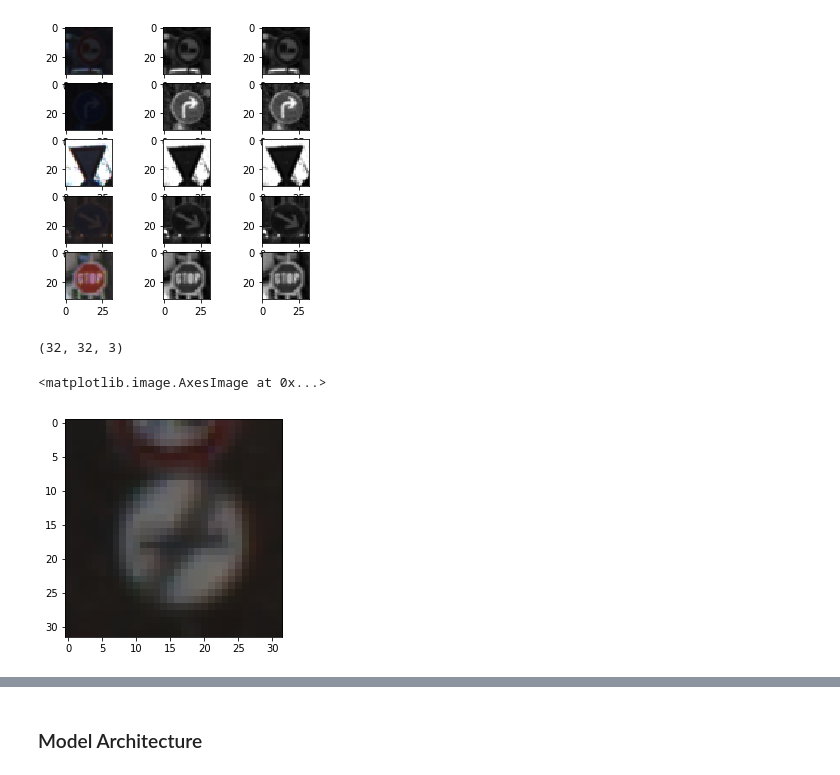
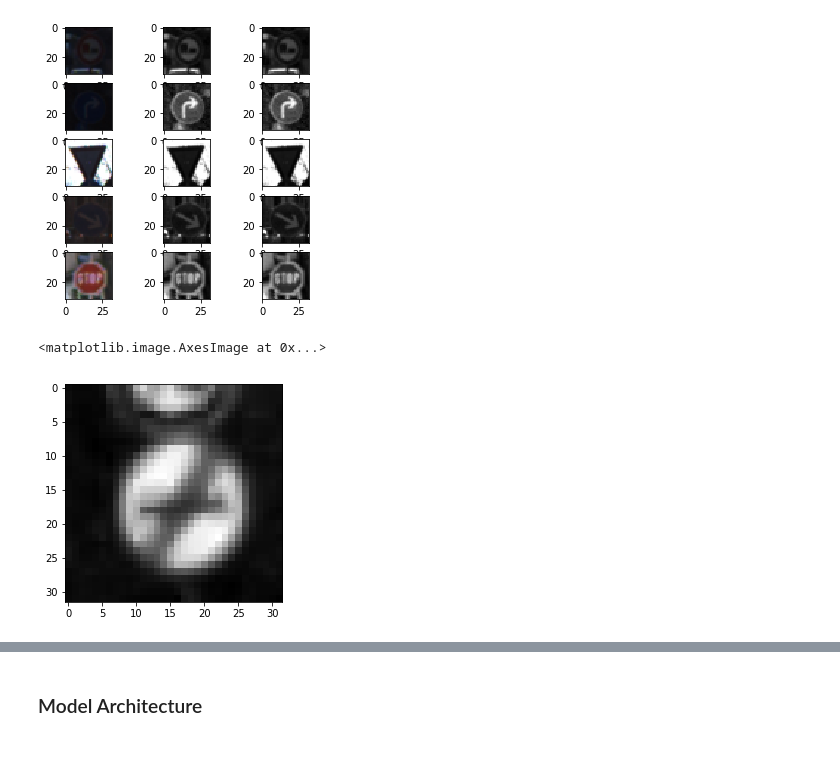
Before and after one commit to bejjani/udacityCarND, a Jupyter notebook: CarND-Traffic-Sign-Classifier-Project/Traffic_Sign_Classifier.ipynb, the cells around one changed output, grey strips where cells are left out. Drawn from its saved outputs; the diff is of its cells as text; code cells hidden in the pictures.

```diff
--- a/CarND-Traffic-Sign-Classifier-Project/Traffic_Sign_Classifier.ipynb
+++ b/CarND-Traffic-Sign-Classifier-Project/Traffic_Sign_Classifier.ipynb
@@ -317,13 +333,9 @@ import cv2
 # %%
-img_sample = X_train[0]
+img_sample = X_train_gray[0]
 img_sample_resized = stretch(img_sample)
-
-img_sample_resized.shape
-# %% [output]
-(32, 32, 3)
 # %%
-plt.imshow(img_sample)
+plt.imshow(img_sample.squeeze(), cmap='gray')
 # %% [output]
 <matplotlib.image.AxesImage at 0x...>
-[figure, old version]
+[figure, new version]
 # %%
```
Also changed, not shown: parts of 24 cells of this notebook.
